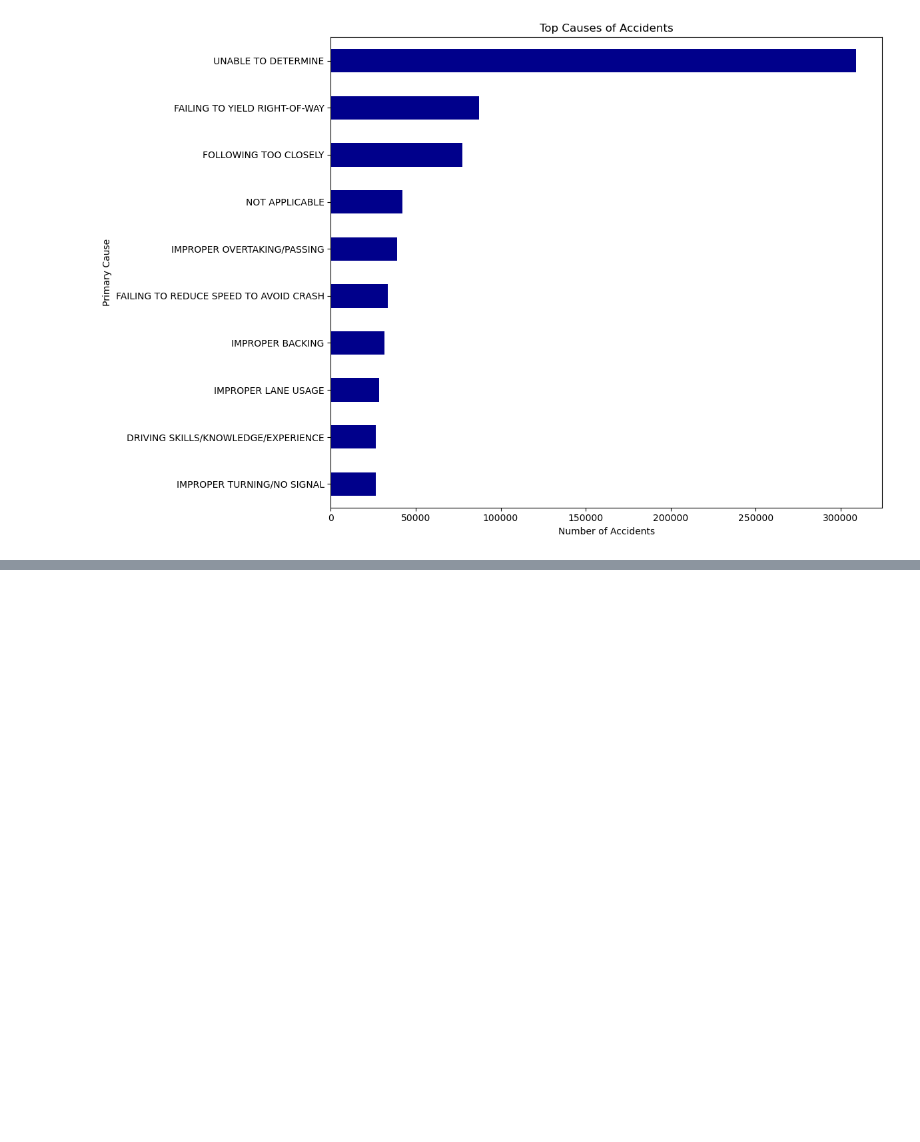
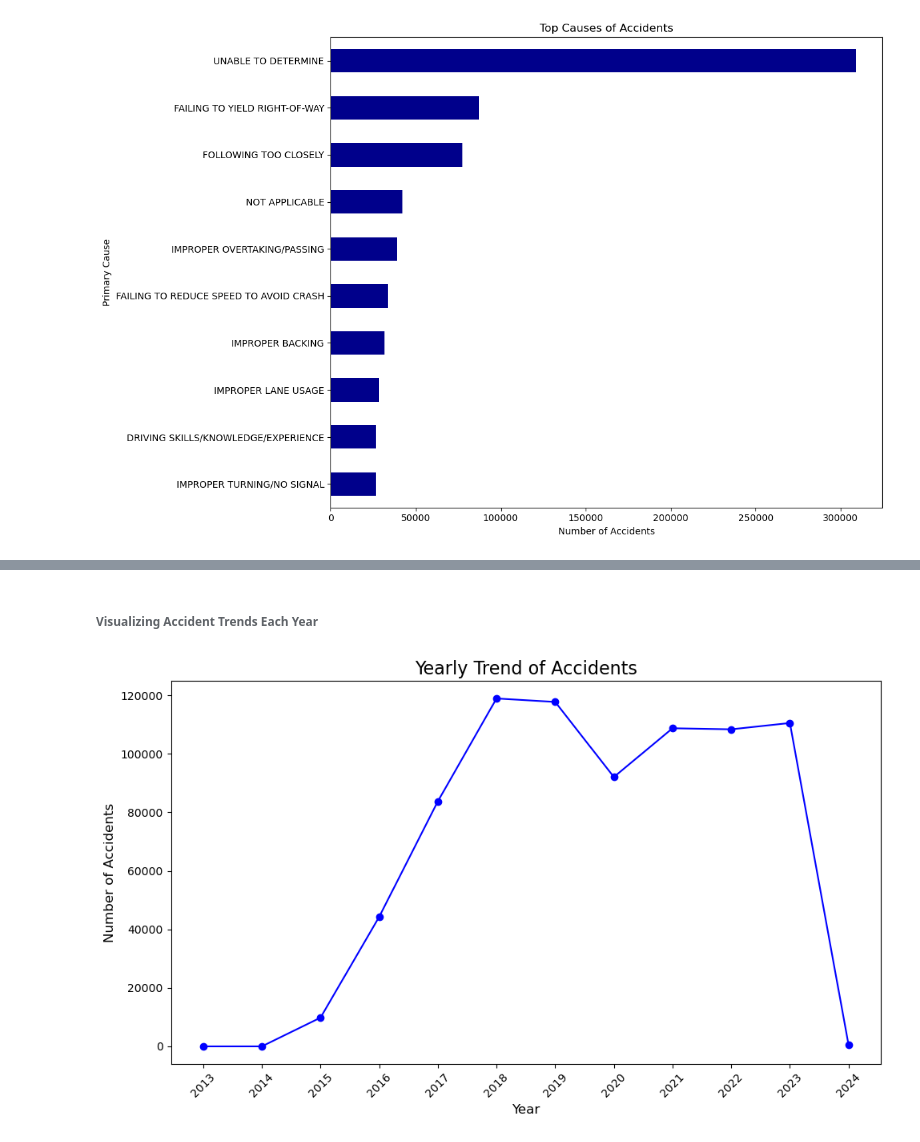
Before and after one commit to StephenMulingwa/Traffic-Crashes, a Jupyter notebook: Traffic_Crashes.ipynb, the cells around one changed output, grey strips where cells are left out. Drawn from its saved outputs; the diff is of its cells as text; code cells hidden in the pictures; blank space fills up the shorter version.

```diff
--- a/Traffic_Crashes.ipynb
+++ b/Traffic_Crashes.ipynb
@@ -283,0 +356,20 @@ plt.show()
+# %% [markdown]
+###### Visualizing Accident Trends Each Year
+# %%
+accidents_per_year = df['year'].value_counts().sort_index()
+
+
+plt.figure(figsize=(10, 6))
+plt.plot(accidents_per_year.index, accidents_per_year.values, marker='o', linestyle='-', color='blue')
+
+
+plt.title('Yearly Trend of Accidents', fontsize=16)
+plt.xlabel('Year', fontsize=12)
+plt.ylabel('Number of Accidents', fontsize=12)
+plt.xticks(accidents_per_year.index, rotation=45)  # Rotate x-axis labels if needed
+
+
+plt.tight_layout()
+plt.show()
+# %% [output]
+[figure, added]
```
Also changed, not shown: parts of 28 cells of this notebook.
